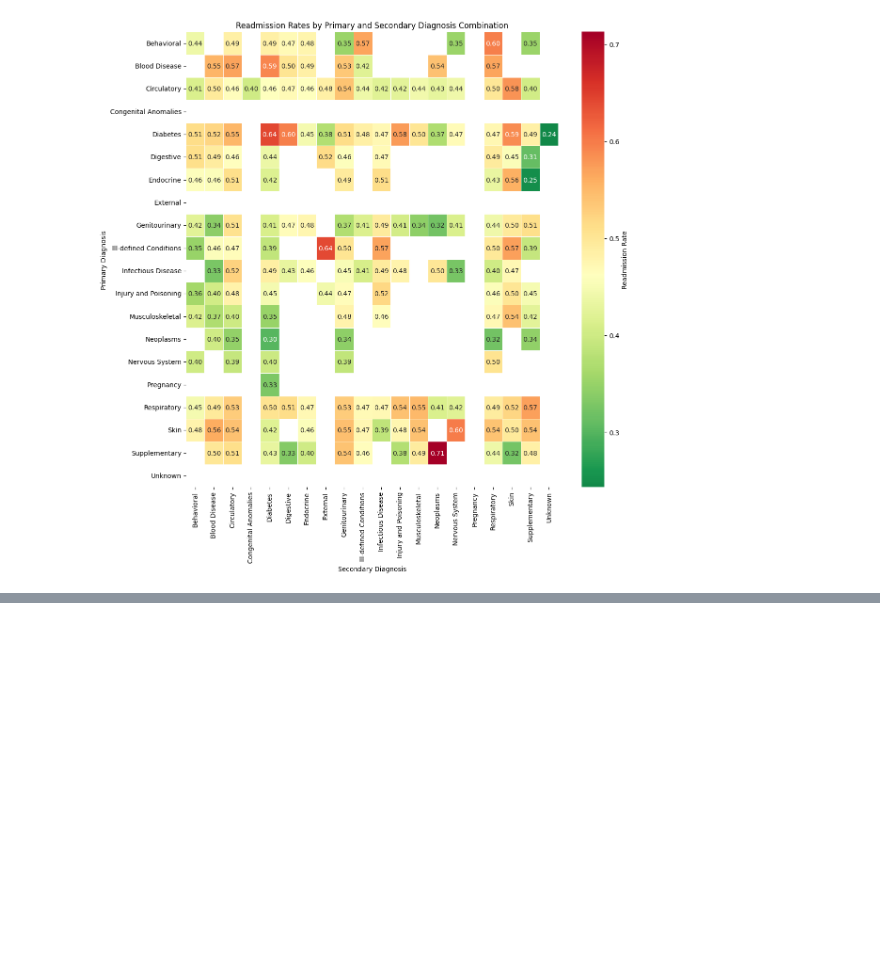
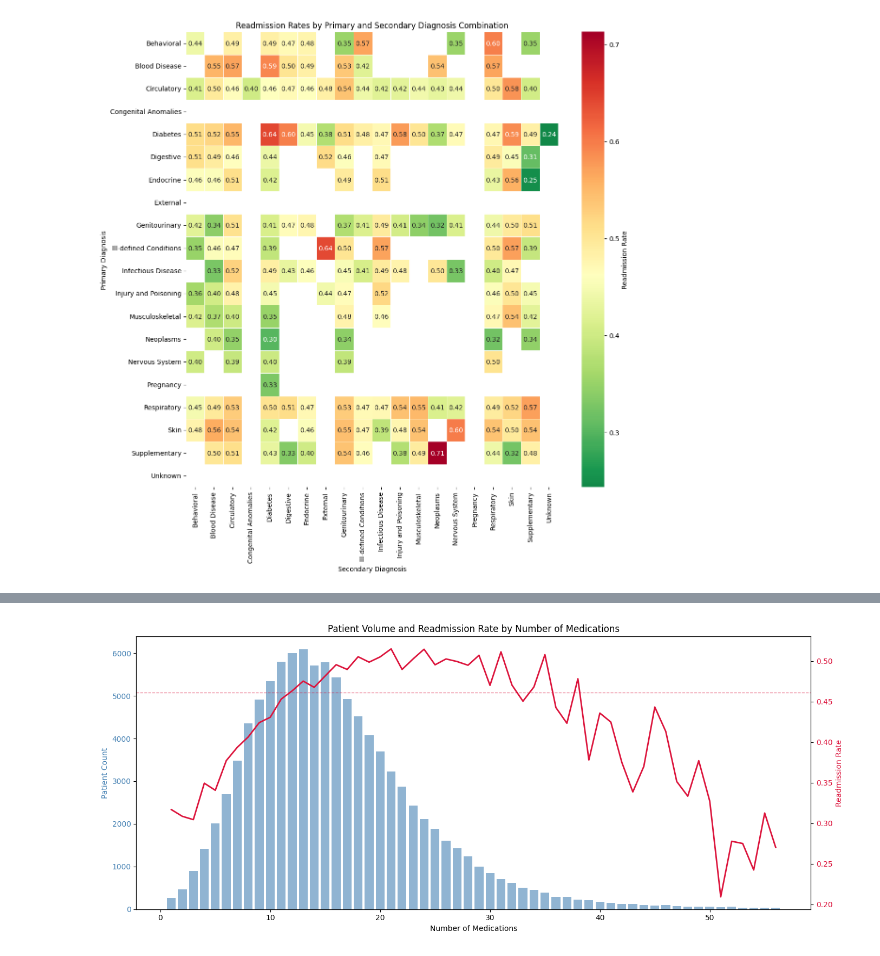
Before and after one commit to aboltonbsb/diabetes-readmission-predictor, a Jupyter notebook: notebooks/02_EDA.ipynb, the cells around one changed output, grey strips where cells are left out. Saved outputs shown, nothing was run; the diff lists cells and outputs as text; code cells hidden in the pictures; blank space fills up the shorter version.

Commit message:
finished medications, added statistical testing to diagnosis

```diff
--- a/notebooks/02_EDA.ipynb
+++ b/notebooks/02_EDA.ipynb
@@ -362,0 +439,7 @@ plt.show()
+# %%
+surviving_meds = ['metformin', 'glimepiride', 'glipizide', 'glyburide', 'pioglitazone', 'rosiglitazone', 'insulin']
+
+df['any_med_change'] = (df[surviving_meds].isin(['Up', 'Down'])).any(axis=1).astype(int)
+df['med_count'] = (df[surviving_meds] != 'No').sum(axis=1)
+df['meds_increased'] = (df[surviving_meds] == 'Up').sum(axis=1)
+df['meds_decreased'] = (df[surviving_meds] == 'Down').sum(axis=1)
@@ -362,0 +523,31 @@ plt.show()
+# %%
+med_stats = df.groupby('num_medications').agg(
+    count=('readmitted-binary', 'count'),
+    readmission_rate=('readmitted-binary', 'mean')
+).reset_index()
+
+# Filter to reliable cells only
+med_stats = med_stats[med_stats['count'] >= 30]
+
+fig, ax1 = plt.subplots(figsize=(14, 6))
+
+# Bar chart for volume
+ax1.bar(med_stats['num_medications'], med_stats['count'],
+        color='steelblue', alpha=0.6, label='Patient Count')
+ax1.set_xlabel('Number of Medications')
+ax1.set_ylabel('Patient Count', color='steelblue')
+ax1.tick_params(axis='y', labelcolor='steelblue')
+
+# Line chart for readmission rate on second axis
+ax2 = ax1.twinx()
+ax2.plot(med_stats['num_medications'], med_stats['readmission_rate'],
+         color='crimson', linewidth=2, label='Readmission Rate')
+ax2.axhline(y=0.461, color='crimson', linestyle='--', linewidth=1, alpha=0.5)
+ax2.set_ylabel('Readmission Rate', color='crimson')
+ax2.tick_params(axis='y', labelcolor='crimson')
+
+plt.title('Patient Volume and Readmission Rate by Number of Medications')
+fig.tight_layout()
+plt.show()
+# %% [output]
+[figure, added]
```
Also changed, not shown: parts of 13 cells of this notebook.
